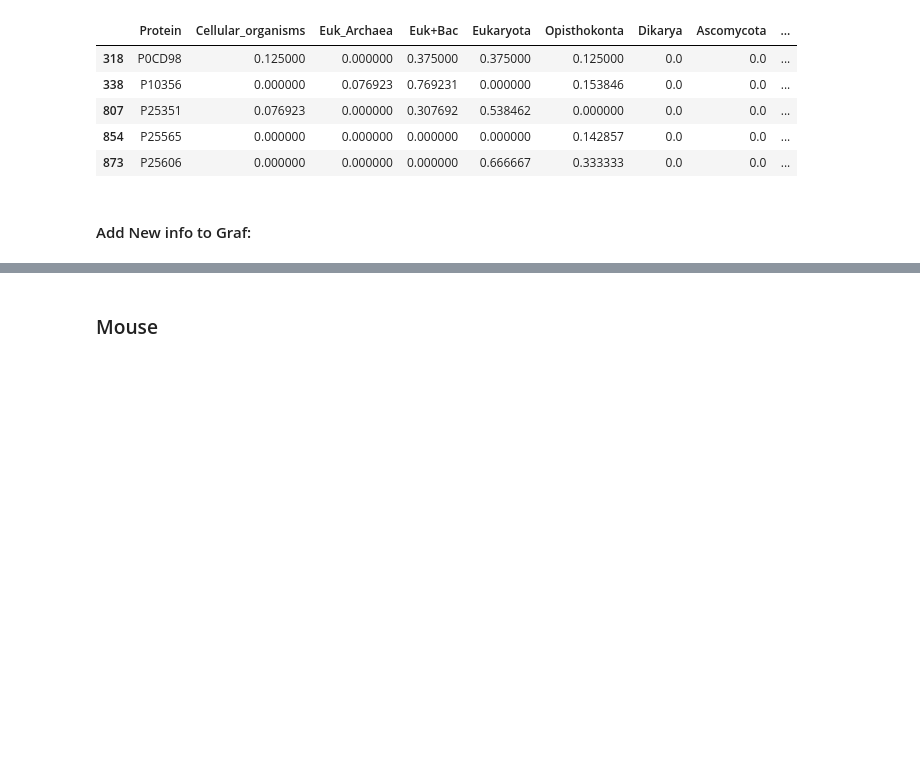
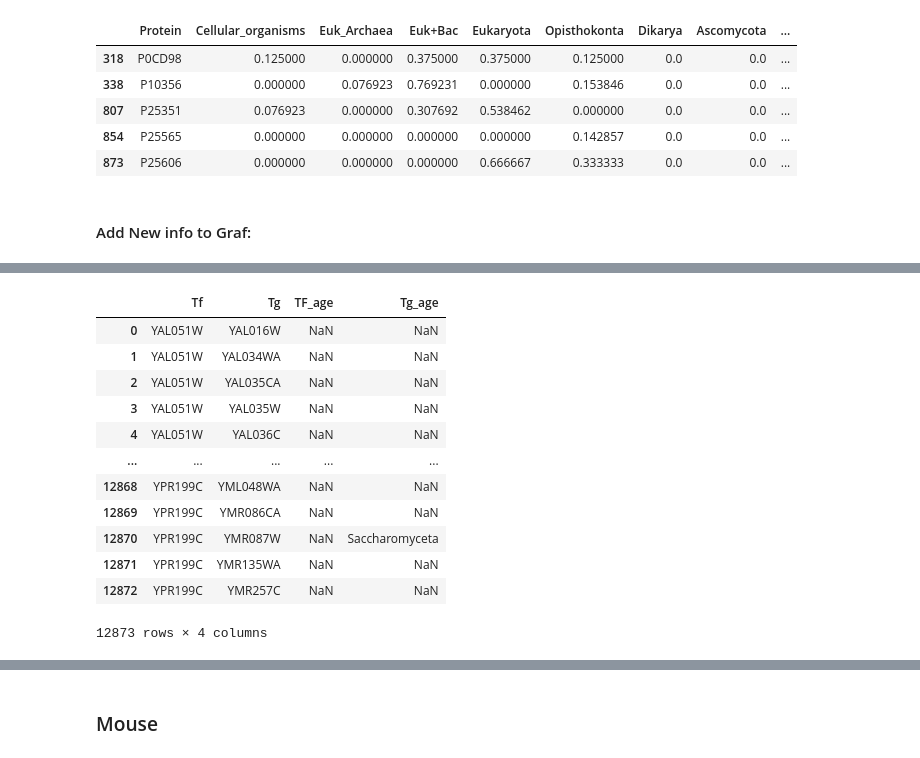
Before and after one commit to Freddsle/age_patterns, a Jupyter notebook: code/02_age_gene_classes.ipynb, the cells around one changed output, grey strips where cells are left out. Drawn from its saved outputs; the diff is of its cells as text; code cells hidden in the pictures; blank space fills up the shorter version.

```diff
--- a/code/02_age_gene_classes.ipynb
+++ b/code/02_age_gene_classes.ipynb
@@ -188,16 +130,0 @@ yeast_gene_ages.loc[yeast_gene_ages['Gene'] == 'YER152C']['modeAge'].iloc[0]
-# %%
-tf_ages_list = []
-tg_ages_list = []
-
-for i in yeast_data.Tf:
-    if list(yeast_gene_ages.loc[yeast_gene_ages['Gene'] == i]['modeAge']):
-        tf_ages_list.append(yeast_gene_ages.loc[yeast_gene_ages['Gene'] == i]['modeAge'].iloc[0])
-
-    else:
-        tf_ages_list.append(None)
-
-for i in yeast_data.Tg:
-    if list(yeast_gene_ages.loc[yeast_gene_ages['Gene'] == i]['modeAge']):
-        tg_ages_list.append(yeast_gene_ages.loc[yeast_gene_ages['Gene'] == i]['modeAge'].iloc[0])
-    else:
-        tg_ages_list.append(None)
@@ -308,0 +203,16 @@ yeast_data[['age']].value_counts(normalize=True).plot.barh()
+# %%
+yeast_data
+# %% [output]
+|  | Tf | Tg | TF_age | Tg_age |
+| 0 | YAL051W | YAL016W | NaN | NaN |
+| 1 | YAL051W | YAL034WA | NaN | NaN |
+| 2 | YAL051W | YAL035CA | NaN | NaN |
+| 3 | YAL051W | YAL035W | NaN | NaN |
+| 4 | YAL051W | YAL036C | NaN | NaN |
+| ... | ... | ... | ... | ... |
+| 12868 | YPR199C | YML048WA | NaN | NaN |
+| 12869 | YPR199C | YMR086CA | NaN | NaN |
+| 12870 | YPR199C | YMR087W | NaN | Saccharomyceta |
+| 12871 | YPR199C | YMR135WA | NaN | NaN |
+| 12872 | YPR199C | YMR257C | NaN | NaN |
+12873 rows × 4 columns
```
Also changed, not shown: parts of 54 cells of this notebook, 5 other files.
